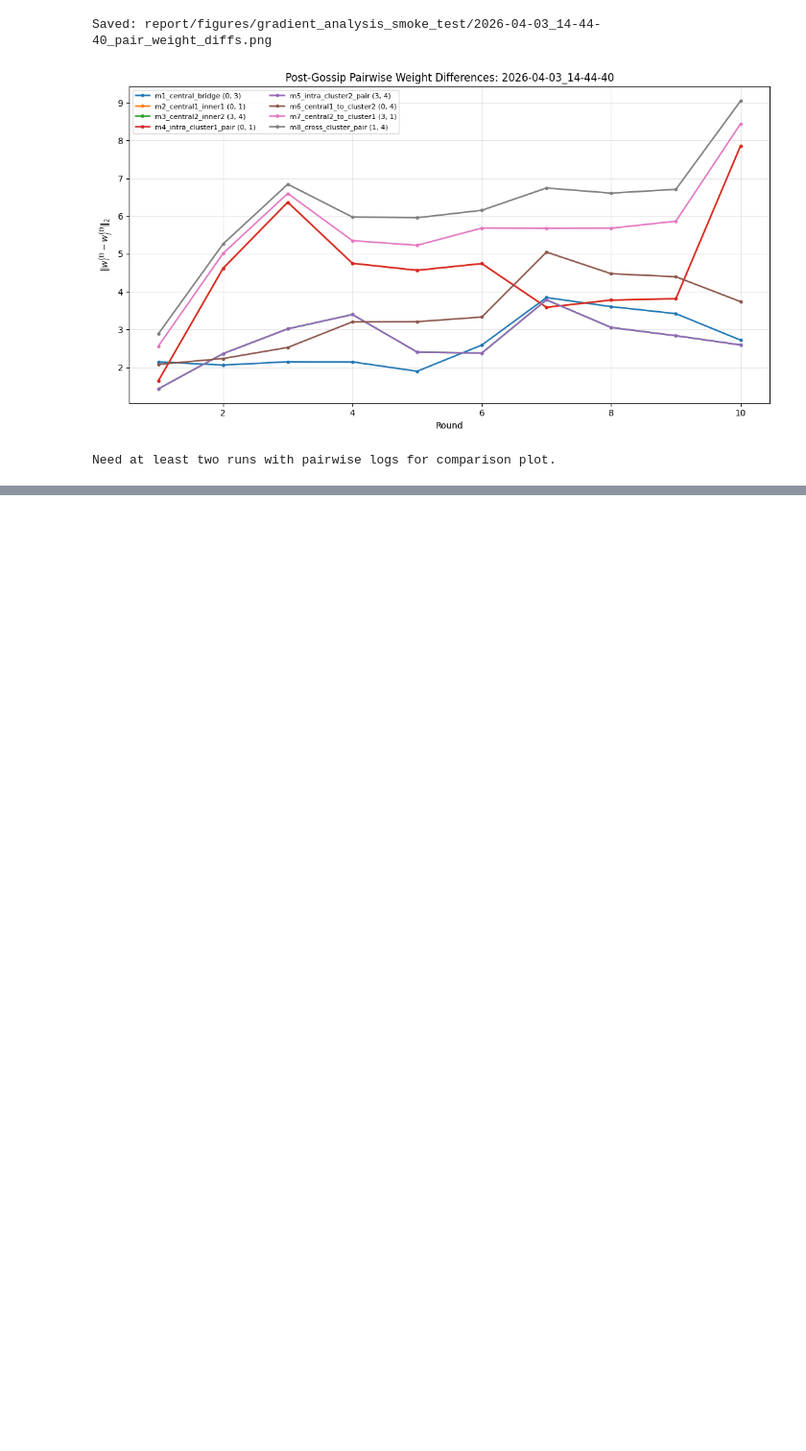
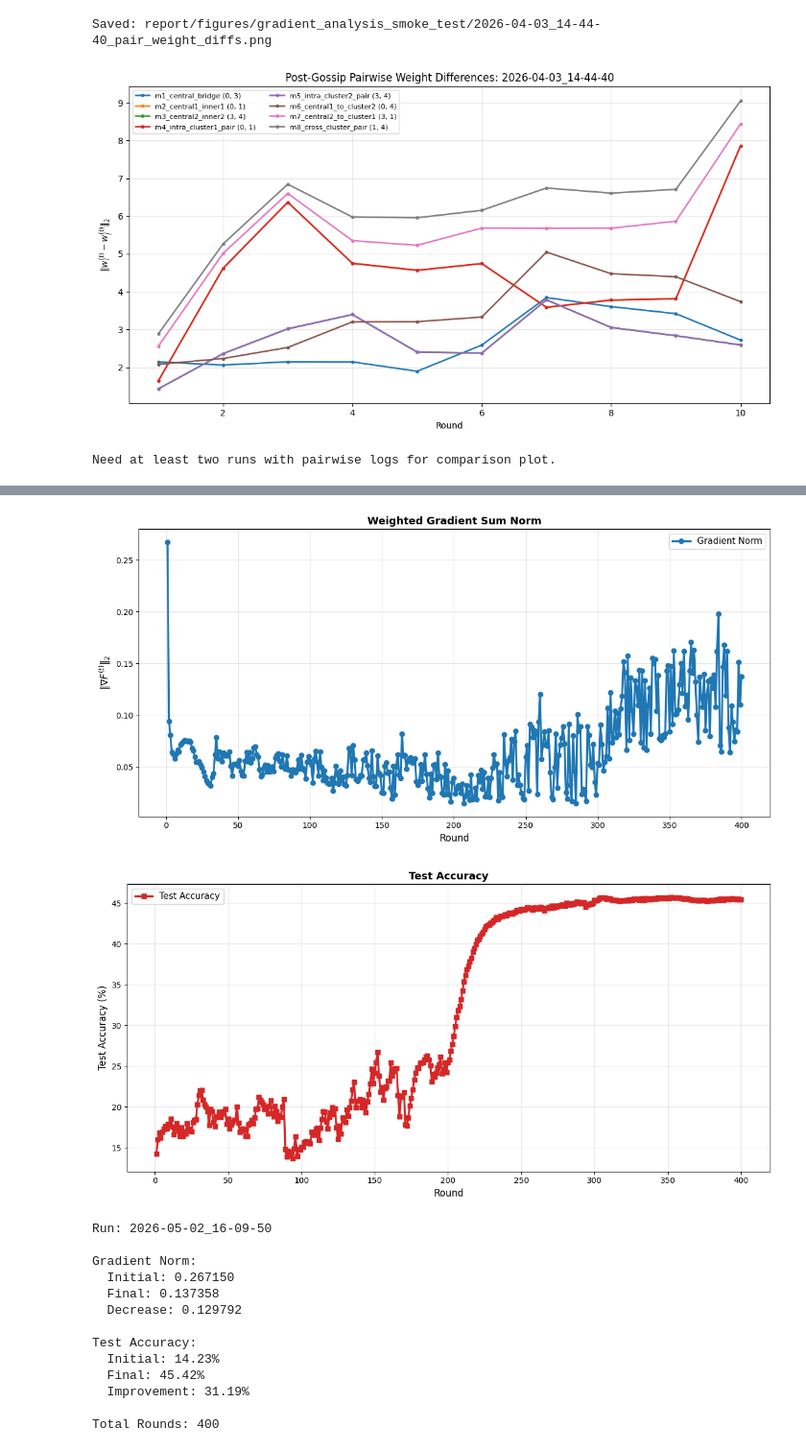
Before and after one commit to M-9acem/FLF, a Jupyter notebook: gradient_analysis.ipynb, the cells around one changed output, grey strips where cells are left out. Shown at 96% size. Saved outputs shown, nothing was run; the diff lists cells and outputs as text; code cells hidden in the pictures; blank space fills up the shorter version.

```diff
--- a/gradient_analysis.ipynb
+++ b/gradient_analysis.ipynb
@@ -499,0 +768,60 @@ Need at least two runs with pairwise logs for comparison plot.
+# %%
+# Plot gradients and test accuracy separately for a specific run
+log_path = Path("logs/cifar10_resnet8_lr_sched_20r__max_degree/2026-05-02_16-09-50")
+
+# Load data
+grad_df = pd.read_csv(log_path / "weighted_gradient_sum_norm.csv")
+test_df = pd.read_csv(log_path / "global_aggregated_metrics.csv")
+
+# --- Plot 1: Gradient Norm ---
+fig1, ax1 = plt.subplots(figsize=(12, 6))
+ax1.plot(grad_df['round'], grad_df['weighted_grad_sum_norm_l2'],
+         color='#1f77b4', marker='o', linewidth=2.5, markersize=6, label='Gradient Norm')
+ax1.set_xlabel('Round', fontsize=12)
+ax1.set_ylabel(r'$\|\nabla F^{(t)}\|_2$', fontsize=12)
+ax1.set_title('Weighted Gradient Sum Norm', fontsize=13, fontweight='bold')
+ax1.grid(True, alpha=0.3)
+ax1.legend(fontsize=11)
+plt.tight_layout()
+plt.show()
+
+# --- Plot 2: Test Accuracy ---
+fig2, ax2 = plt.subplots(figsize=(12, 6))
+ax2.plot(test_df['round'], test_df['test_accuracy'],
+         color='#d62728', marker='s', linewidth=2.5, markersize=6, label='Test Accuracy')
+ax2.set_xlabel('Round', fontsize=12)
+ax2.set_ylabel('Test Accuracy (%)', fontsize=12)
+ax2.set_title('Test Accuracy', fontsize=13, fontweight='bold')
+ax2.grid(True, alpha=0.3)
+ax2.legend(fontsize=11)
+plt.tight_layout()
+plt.show()
+
+# Print summary statistics
+print(f"Run: {log_path.name}\n")
+print(f"Gradient Norm:")
+print(f"  Initial: {grad_df['weighted_grad_sum_norm_l2'].iloc[0]:.6f}")
+print(f"  Final: {grad_df['weighted_grad_sum_norm_l2'].iloc[-1]:.6f}")
+print(f"  Decrease: {(grad_df['weighted_grad_sum_norm_l2'].iloc[0] - grad_df['weighted_grad_sum_norm_l2'].iloc[-1]):.6f}")
+
+print(f"\nTest Accuracy:")
+print(f"  Initial: {test_df['test_accuracy'].iloc[0]:.2f}%")
+print(f"  Final: {test_df['test_accuracy'].iloc[-1]:.2f}%")
+print(f"  Improvement: {(test_df['test_accuracy'].iloc[-1] - test_df['test_accuracy'].iloc[0]):.2f}%")
+print(f"\nTotal Rounds: {len(grad_df)}")
+# %% [output]
+[figure, added]
+[figure, added]
+Run: 2026-05-02_16-09-50
+
+Gradient Norm:
+  Initial: 0.267150
+  Final: 0.137358
+  Decrease: 0.129792
+
+Test Accuracy:
+  Initial: 14.23%
+  Final: 45.42%
+  Improvement: 31.19%
+
+Total Rounds: 400
```
Also changed, not shown: parts of 4 cells of this notebook, 57 other files.
